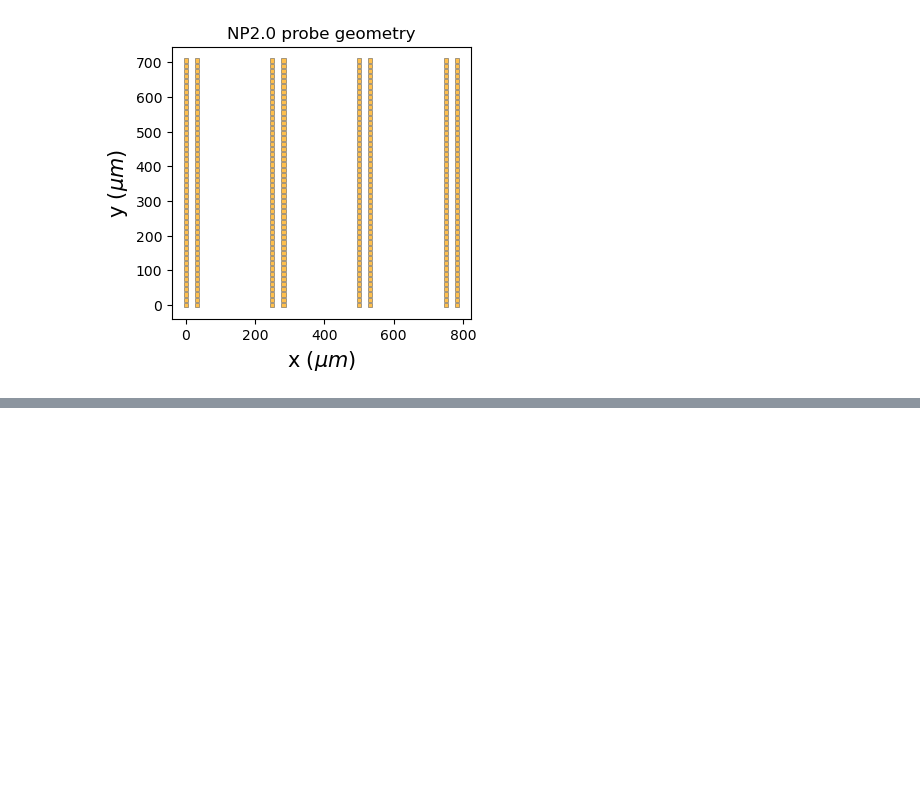
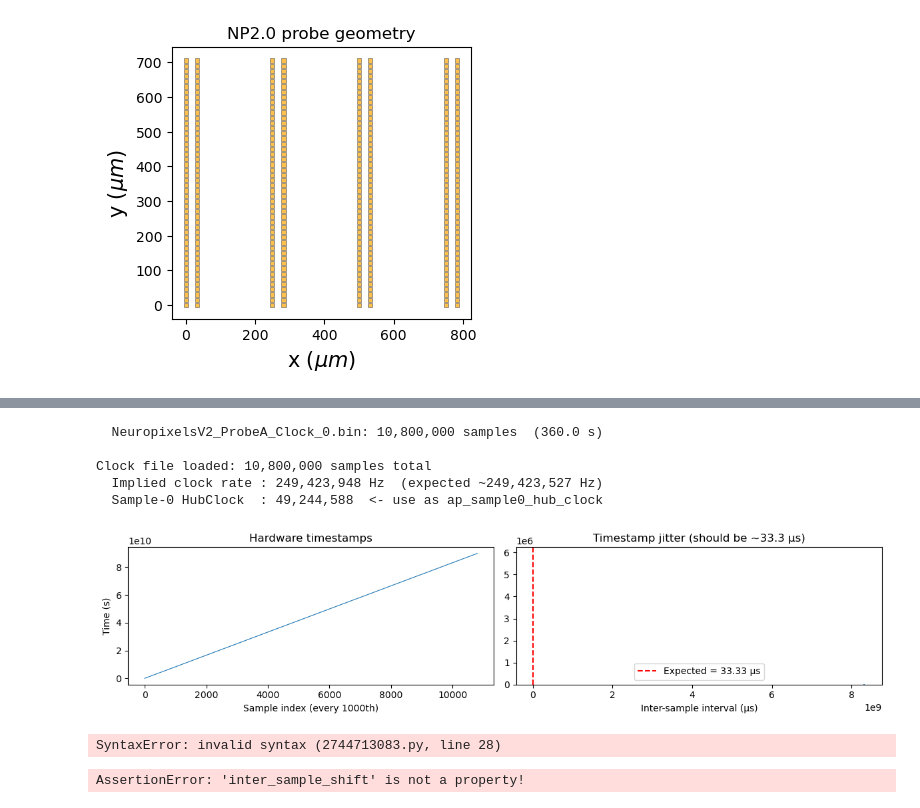
Before and after one commit to rokasstonis/AEON_OVC, a Jupyter notebook: notebooks/explore_raw_ephys.ipynb, the cells around one changed output, grey strips where cells are left out. Drawn from its saved outputs; the diff is of its cells as text; code cells hidden in the pictures; blank space fills up the shorter version.

```diff
--- a/notebooks/explore_raw_ephys.ipynb
+++ b/notebooks/explore_raw_ephys.ipynb
@@ -11,6 +31,9 @@ spec = importlib.util.spec_from_file_location('custom_io', io_path)
 custom_io = importlib.util.module_from_spec(spec)
 spec.loader.exec_module(custom_io)
 load_onix_recording = custom_io.load_onix_recording
+load_ap_timestamps = custom_io.load_ap_timestamps
+
+from np2_pipeline.preprocess import build_preprocessing_chain
 
 import numpy as np
 import matplotlib.pyplot as plt
@@ -91,0 +224,66 @@ if legend is not None:
+# %%
+times = load_ap_timestamps(paths['raw_dir'])
+
+# Check for gaps: inter-sample interval should be ~33.33 µs at 30 kHz
+diffs_us = np.diff(times) * 1e6
+expected_us = 1e6 / acq['sampling_frequency']
+
+fig, axes = plt.subplots(1, 2, figsize=(12, 3))
+axes[0].plot(times[::1000], lw=0.8)
+axes[0].set_xlabel('Sample index (every 1000th)')
+axes[0].set_ylabel('Time (s)')
+axes[0].set_title('Hardware timestamps')
+
+axes[1].hist(diffs_us, bins=50, color='steelblue')
+axes[1].axvline(expected_us, color='r', linestyle='--',
+                label=f'Expected = {expected_us:.2f} µs')
+axes[1].set_xlabel('Inter-sample interval (µs)')
+axes[1].set_title('Timestamp jitter (should be ~33.3 µs)')
+axes[1].legend()
+plt.tight_layout()
+# %% [output]
+  NeuropixelsV2_ProbeA_Clock_0.bin: 10,800,000 samples  (360.0 s)
+
+Clock file loaded: 10,800,000 samples total
+  Implied clock rate : 249,423,948 Hz  (expected ~249,423,527 Hz)
+  Sample-0 HubClock  : 49,244,588  <- use as ap_sample0_hub_clock
+[figure, added]
+# %%
+from pathlib import Path
+
+meta_path = Path(r"/run/user/1000/gvfs/smb-share:server=ceph-gw02.hpc.swc.ucl.ac.uk,share=branco/Rokas/Ephys/SvyPrb_2026-03-23T11.17.45_g0/SvyPrb_2026-03-23T11.17.45_g0_t0.imec0.ap.meta")
+
+def parse_value(v: str):
+    v = v.strip()
+    if "," in v:
+        return [parse_value(x) for x in v.split(",")]
+    try:
+        return int(v)
+    except ValueError:
+        try:
+            return float(v)
+        except ValueError:
+            return v
+
+meta = {}
+with meta_path.open("r", encoding="utf-8", errors="ignore") as f:
+    for line in f:
+        line = line.strip()
+        if not line or "=" not in line:
+            continue
+        k, v = line.split("=", 1)
+        meta[k.strip()] = parse_value(v)
+
+# inspect a few common parameters
+keys = [
+    "imSampRate", "nSavedChans", "fileSizeBytes",
+    "imDatPrb_type", "snsApLfSy", "imAiRangeMax", "imAiRangeMin", "imAiRange", "imMaxInt", "imChan0apGain"
+]
+for k in keys:
+    print(f"{k}: {meta.get(k)}")
+# %% [output]
+SyntaxError: invalid syntax (2744713083.py, line 28)
+# %%
+phase_shifted_recording = si.phase_shift(recording)
+# %% [output]
+AssertionError: 'inter_sample_shift' is not a property!
```
Also changed, not shown: parts of 6 cells of this notebook, 7 other files.
